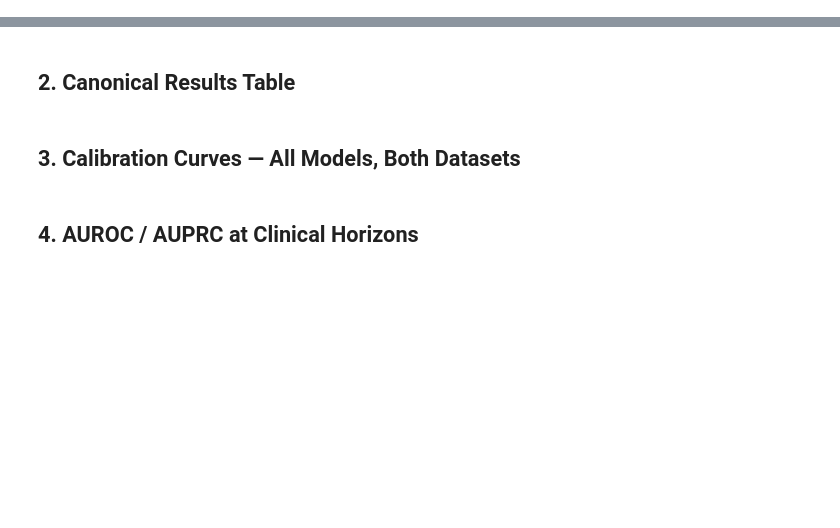
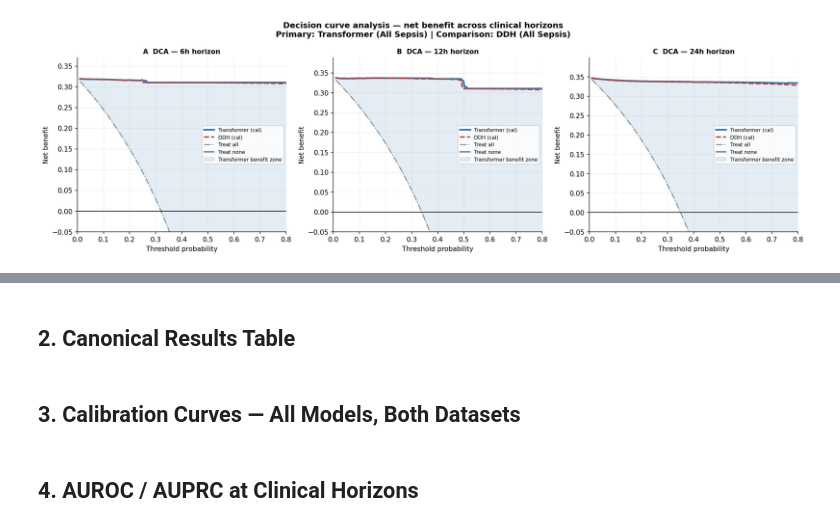
Before and after one commit to hamdikhasawneh/AI-sepsis, a Jupyter notebook: notebooks/04_model_evaluation.ipynb, the cells around one changed output, grey strips where cells are left out. Saved outputs shown, nothing was run; the diff lists cells and outputs as text; code cells hidden in the pictures; blank space fills up the shorter version.

```diff
--- a/notebooks/04_model_evaluation.ipynb
+++ b/notebooks/04_model_evaluation.ipynb
@@ -2,0 +1005,85 @@
+# %%
+# ============================================================
+# Cell 4c: Decision Curve Analysis (DCA)
+# Net benefit vs treat-all / treat-none across horizons
+# ============================================================
+print("Computing decision curve analysis...")
+
+def decision_curve(y_true, y_score, thresholds):
+    """
+    Net benefit = TPR - FPR * (pt / (1 - pt))
+    where pt = threshold probability.
+    Returns array of net benefit values.
+    """
+    n = len(y_true)
+    nb = []
+    for pt in thresholds:
+        if pt >= 1:
+            nb.append(np.nan); continue
+        y_pred = (y_score >= pt).astype(int)
+        tp = ((y_pred == 1) & (y_true == 1)).sum()
+        fp = ((y_pred == 1) & (y_true == 0)).sum()
+        net_b = (tp / n) - (fp / n) * (pt / (1 - pt))
+        nb.append(net_b)
+    return np.array(nb)
+
+def treat_all_nb(y_true, thresholds):
+    prev = y_true.mean()
+    return np.array([
+        prev - (1 - prev) * (pt / (1 - pt + 1e-9))
+        for pt in thresholds
+    ])
+
+fig, axes = plt.subplots(1, 3, figsize=(16, 5))
+fig.suptitle(
+    'Decision curve analysis — net benefit across clinical horizons\n'
+    'Primary: Transformer (All Sepsis) | Comparison: DDH (All Sepsis)',
+    fontsize=12, fontweight='bold'
+)
+
+dca_thresholds = np.linspace(0.01, 0.80, 200)
+
+for col_idx, H in enumerate(HORIZONS):
+    ax  = axes[col_idx]
+    bH  = int(np.clip(np.searchsorted(time_cuts, H, 'right'), 0, NUM_BINS - 1))
+
+    yt_t = ((evt_t_all   == 1) & (dur_t_all   <= H)).astype(int)
+    ys_t = (1 - surv_t_all[:, bH]).clip(0, 1)
+
+    yt_d = ((evt_ddh_all == 1) & (dur_ddh_all <= H)).astype(int)
+    ys_d = (1 - surv_ddh_all[:, bH]).clip(0, 1)
+
+    nb_t   = decision_curve(yt_t, ys_t, dca_thresholds)
+    nb_d   = decision_curve(yt_d, ys_d, dca_thresholds)
+    nb_all = treat_all_nb(yt_t, dca_thresholds)
+
+    ax.plot(dca_thresholds, nb_t,
+            color='#2C6FAC', lw=2.5, label='Transformer (cal)')
+    ax.plot(dca_thresholds, nb_d,
+            color='#C0392B', lw=2, ls='--', label='DDH (cal)')
+    ax.plot(dca_thresholds, nb_all,
+            color='#7F8C8D', lw=1.5, ls='-.', label='Treat all')
+    ax.axhline(0, color='black', lw=1, label='Treat none')
+
+    # Shade region where Transformer > treat-all
+    mask = nb_t > nb_all
+    ax.fill_between(dca_thresholds, nb_t, nb_all,
+                    where=mask, alpha=0.12, color='#2C6FAC',
+                    label='Transformer benefit zone')
+
+    ax.set_xlabel('Threshold probability', fontsize=10)
+    ax.set_ylabel('Net benefit', fontsize=10)
+    ax.set_title(f'{"ABC"[col_idx]}  DCA — {H}h horizon',
+                 fontsize=10, fontweight='bold')
+    ax.legend(fontsize=7.5)
+    ax.set_xlim(0, 0.80)
+    ax.set_ylim(-0.05, yt_t.mean() + 0.05)
+
+plt.tight_layout()
+fpath = FIG_DIR / 'fig5_decision_curves.png'
+plt.savefig(str(fpath), dpi=300, bbox_inches='tight')
+plt.show()
+print(f"Saved → {fpath.name} ✓")
+print("\nSection 4 complete ✓")
+print("Ready for Section 5: SHAP explainability figures")
+# %% [output]
@@ -2,0 +1091 @@
+[figure, added]
```
Also changed, not shown: parts of 19 cells of this notebook, 5 other files.
